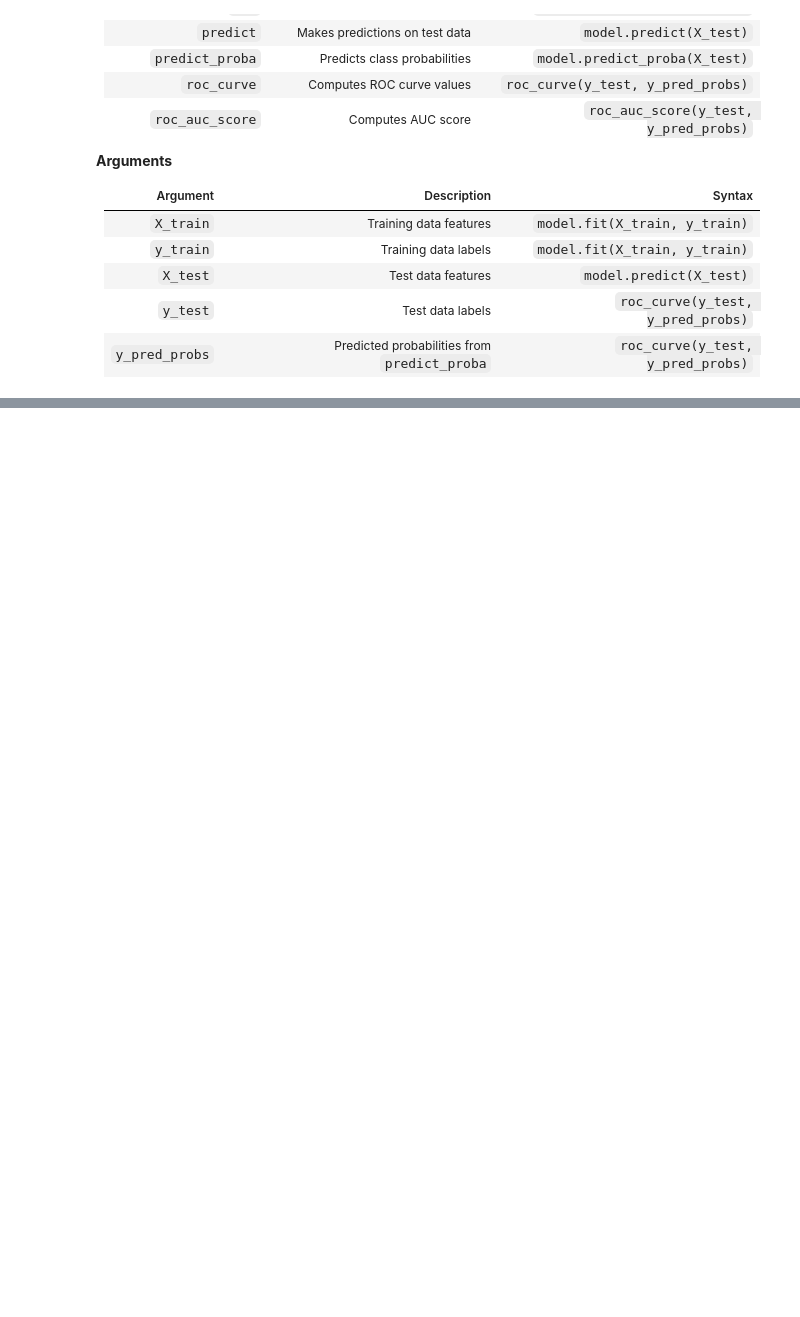
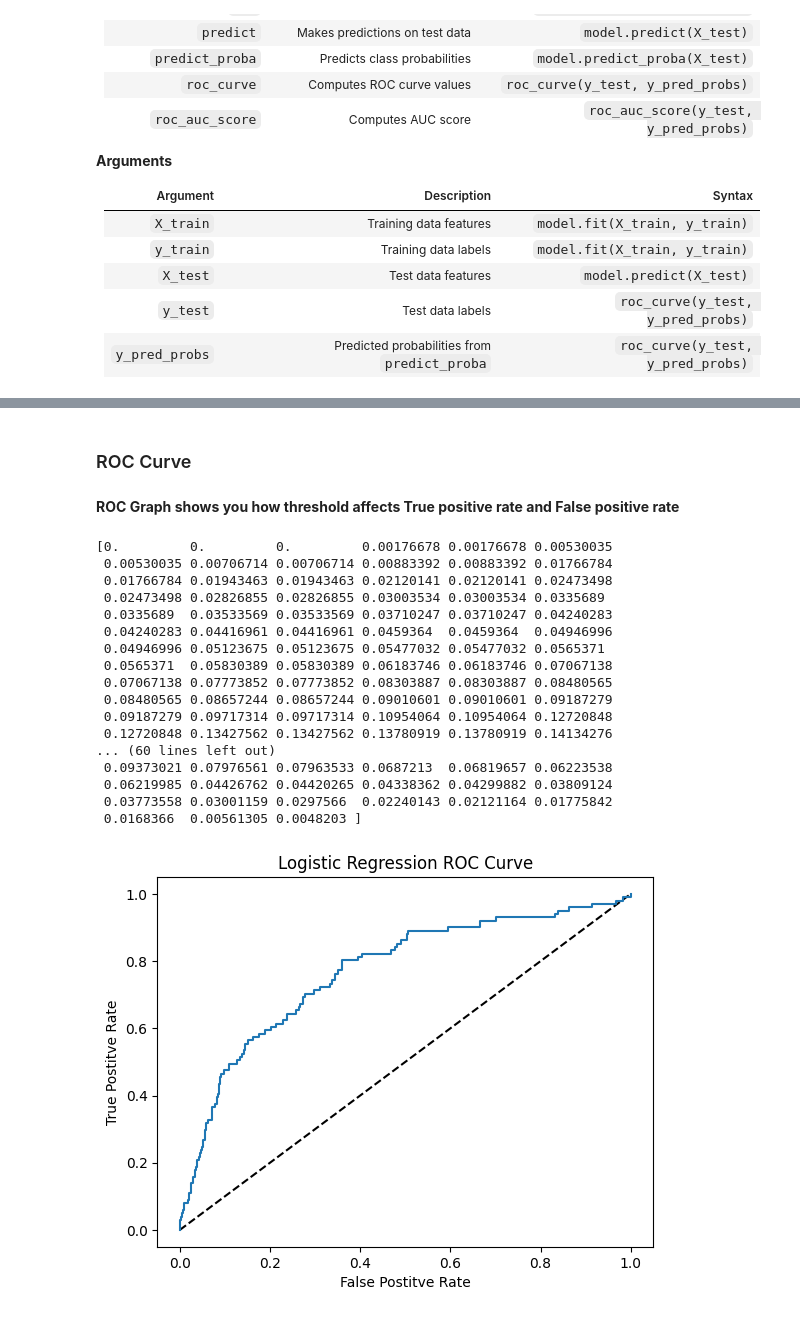
Before and after one commit to kimodri/ML-Courses, a Jupyter notebook: Notes/Model_Fine-Tuning.ipynb, the cells around one changed output, grey strips where cells are left out. Cells and saved outputs as stored; diff of their text form; code cells hidden in the pictures; blank space fills up the shorter version.

```diff
--- a/Notes/Model_Fine-Tuning.ipynb
+++ b/Notes/Model_Fine-Tuning.ipynb
@@ -163,0 +231,5 @@ print(cm)
+# %%
+# predicting the probabilities
+y_pred_probs = model.predict_proba(X_test)
+y_pred_probs
+# did not churn and did churn
@@ -163,0 +244,35 @@ print(cm)
+# %% [markdown]
+### ROC Curve
+# %% [markdown]
+**ROC Graph shows you how threshold affects True positive rate and False positive rate**
+# %%
+# I wonder why we use just the did churn
+from sklearn.metrics import roc_curve
+import matplotlib.pyplot as plt
+fpr, tpr, thresholds = roc_curve(y_test, y_pred_probs[:, 1])
+print(fpr, tpr, thresholds)
+plt.plot([0, 1], [0, 1], 'k--')
+plt.plot(fpr, tpr)
+plt.xlabel("False Postitve Rate")
+plt.ylabel("True Postitve Rate")
+plt.title("Logistic Regression ROC Curve")
+plt.show()
+# %% [output]
+[0.         0.         0.         0.00176678 0.00176678 0.00530035
+ 0.00530035 0.00706714 0.00706714 0.00883392 0.00883392 0.01766784
+ 0.01766784 0.01943463 0.01943463 0.02120141 0.02120141 0.02473498
+ 0.02473498 0.02826855 0.02826855 0.03003534 0.03003534 0.0335689
+ 0.0335689  0.03533569 0.03533569 0.03710247 0.03710247 0.04240283
+ 0.04240283 0.04416961 0.04416961 0.0459364  0.0459364  0.04946996
+ 0.04946996 0.05123675 0.05123675 0.05477032 0.05477032 0.0565371
+ 0.0565371  0.05830389 0.05830389 0.06183746 0.06183746 0.07067138
+ 0.07067138 0.07773852 0.07773852 0.08303887 0.08303887 0.08480565
+ 0.08480565 0.08657244 0.08657244 0.09010601 0.09010601 0.09187279
+ 0.09187279 0.09717314 0.09717314 0.10954064 0.10954064 0.12720848
+ 0.12720848 0.13427562 0.13427562 0.13780919 0.13780919 0.14134276
+... (60 lines left out)
+ 0.09373021 0.07976561 0.07963533 0.0687213  0.06819657 0.06223538
+ 0.06219985 0.04426762 0.04420265 0.04338362 0.04299882 0.03809124
+ 0.03773558 0.03001159 0.0297566  0.02240143 0.02121164 0.01775842
+ 0.0168366  0.00561305 0.0048203 ]
+[figure, added]
```
Also changed, not shown: parts of 22 cells of this notebook.
